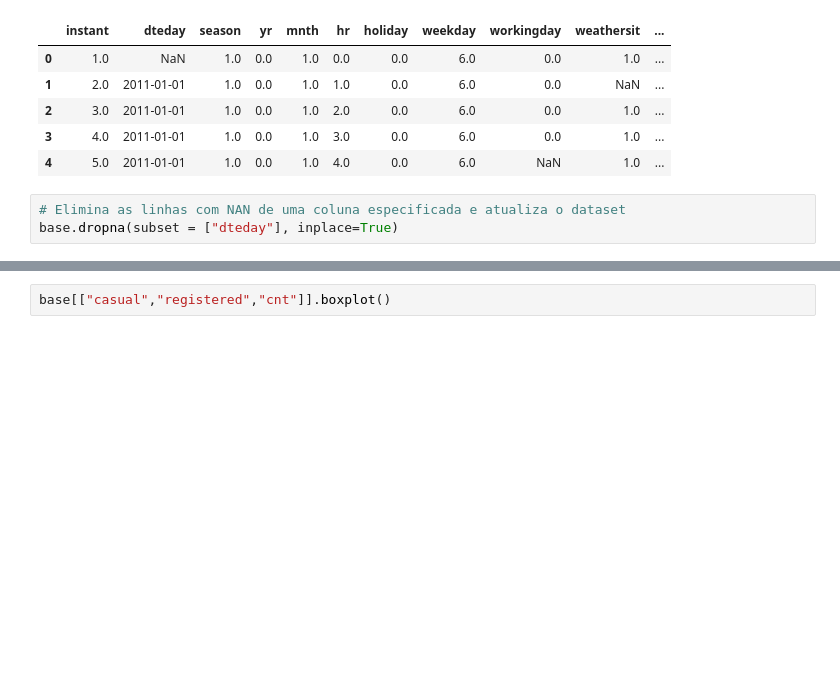
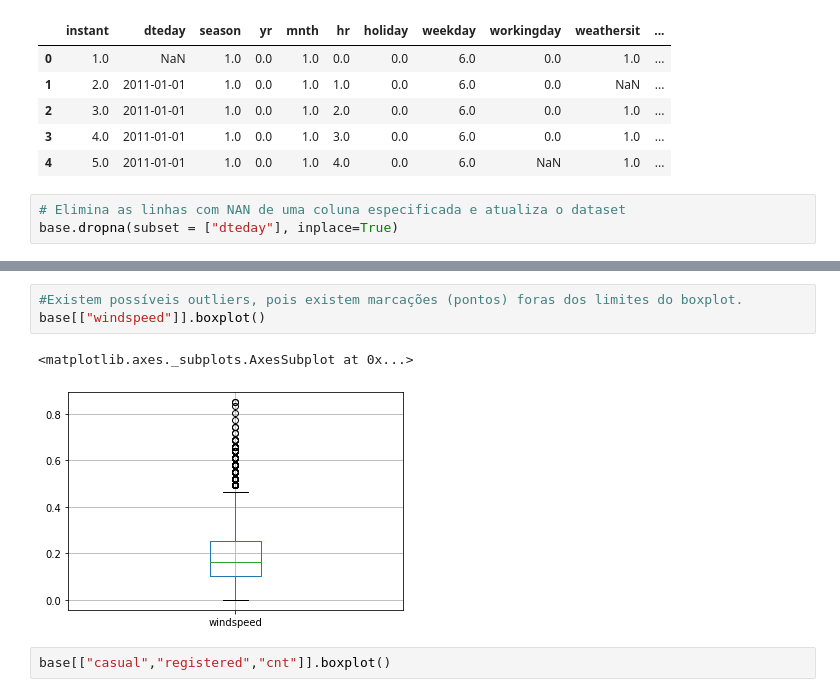
Before and after one commit to itimes-digital/Bootcamp-Analista-de-Machine-Learning-IGTI, a Jupyter notebook: desafio_modulo_01.ipynb, the cells around one changed output, grey strips where cells are left out. Drawn from its saved outputs; the diff is of its cells as text; blank space fills up the shorter version.

```diff
--- a/desafio_modulo_01.ipynb
+++ b/desafio_modulo_01.ipynb
@@ -98,3 +111,9 @@ base
+# %%
+#Existem possíveis outliers, pois existem marcações (pontos) foras dos limites do boxplot.
+base[["windspeed"]].boxplot()
+# %% [output]
+<matplotlib.axes._subplots.AxesSubplot at 0x...>
+[figure, added]
 # %%
 base[["casual","registered","cnt"]].boxplot()
 # %% [output]
```
Also changed, not shown: parts of 22 cells of this notebook.
